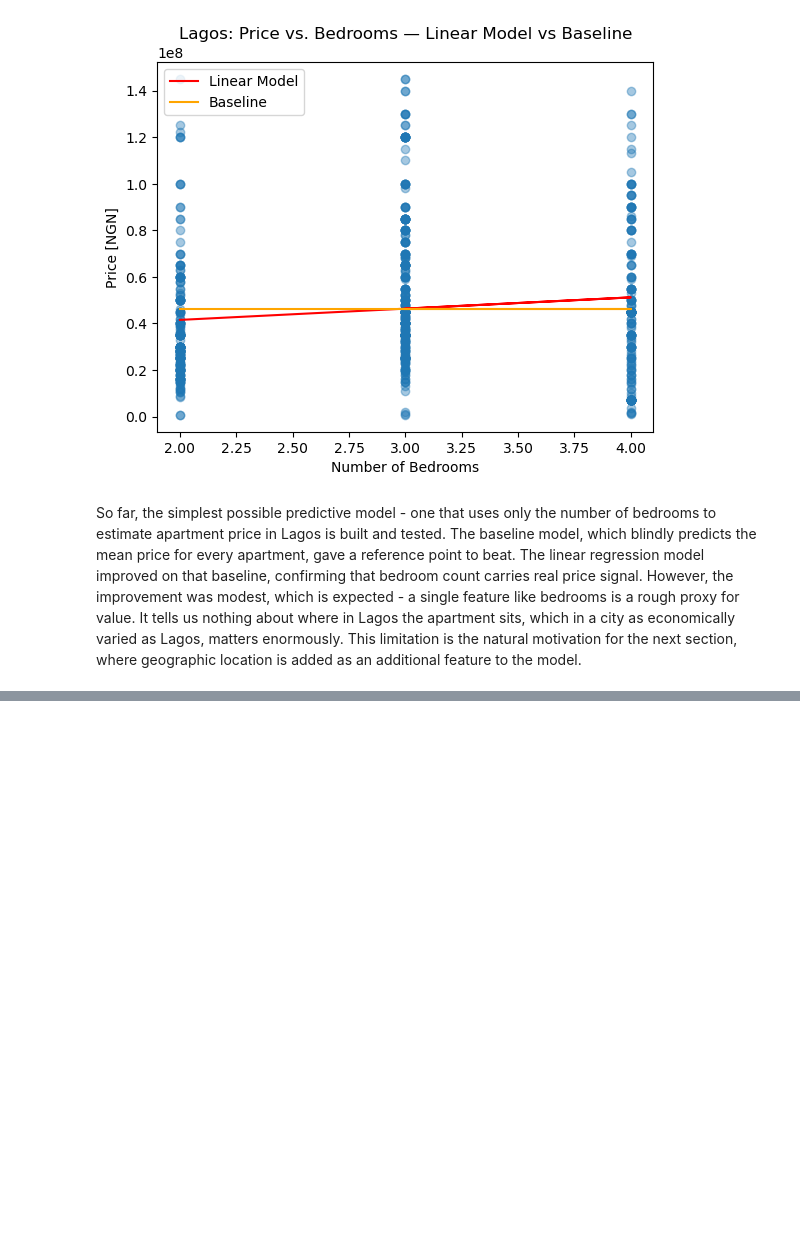
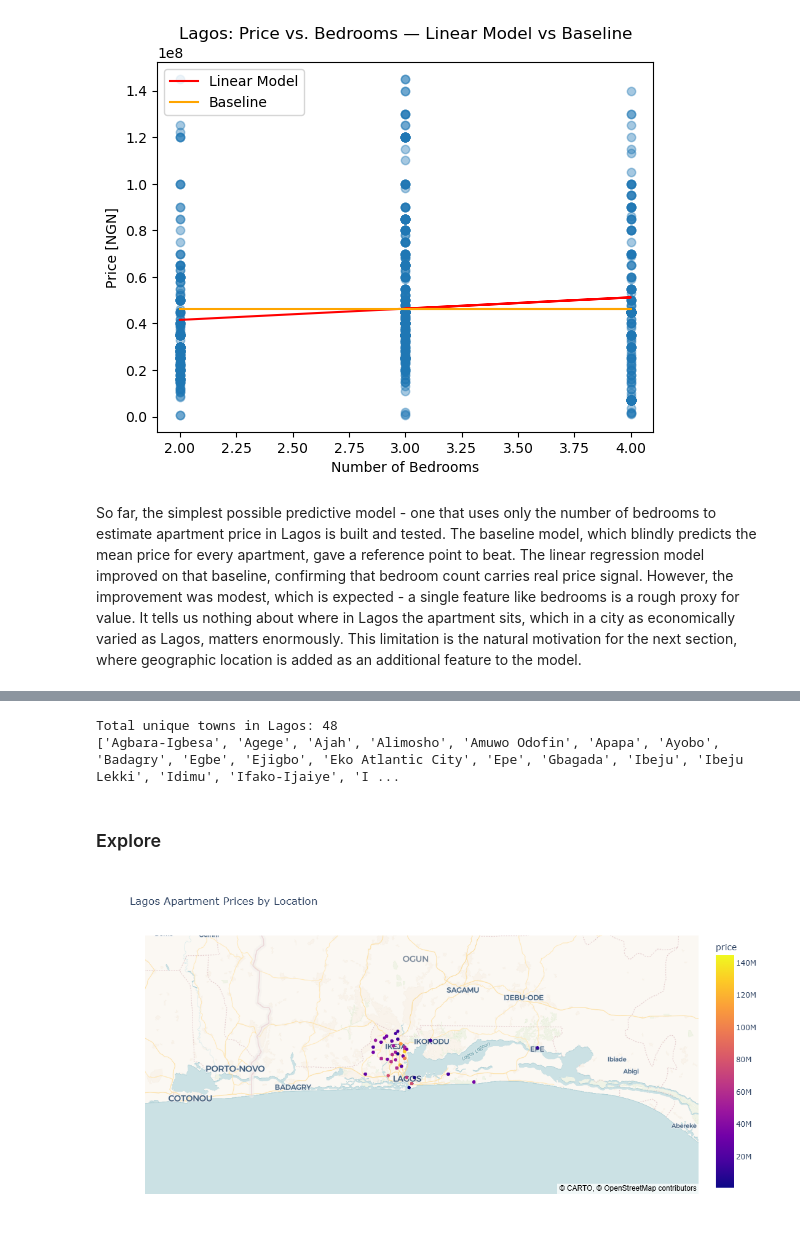
Before and after one commit to AJ-MH/Data-Science, a Jupyter notebook: lagos-apartment-price-prediction/lagos_apartment_price_prediction.ipynb, the cells around one changed output, grey strips where cells are left out. Cells and saved outputs as stored; diff of their text form; code cells hidden in the pictures; blank space fills up the shorter version.

```diff
--- a/lagos-apartment-price-prediction/lagos_apartment_price_prediction.ipynb
+++ b/lagos-apartment-price-prediction/lagos_apartment_price_prediction.ipynb
@@ -214,0 +292,27 @@ This limitation is the natural motivation for the next section, where geographic
+# %%
+# First, let's see all unique towns in the Lagos subset
+temp_df = pd.read_csv('data/nigeria_houses.csv')
+lagos_towns = temp_df[temp_df['state'] == 'Lagos']['town'].unique()
+print(f'Total unique towns in Lagos: {len(lagos_towns)}')
+print(sorted(lagos_towns))
+# %% [output]
+Total unique towns in Lagos: 48
+['Agbara-Igbesa', 'Agege', 'Ajah', 'Alimosho', 'Amuwo Odofin', 'Apapa', 'Ayobo', 'Badagry', 'Egbe', 'Ejigbo', 'Eko Atlantic City', 'Epe', 'Gbagada', 'Ibeju', 'Ibeju Lekki', 'Idimu', 'Ifako-Ijaiye', 'I ...
+# %% [markdown]
+### Explore
+# %%
+# Mapbox scatter plot: price by geographic location
+fig = px.scatter_map(
+    df,
+    lat='lat',
+    lon='lon',
+    color='price',
+    hover_data=['price', 'bedrooms', 'town'],
+    width=700,
+    height=600,
+    title='Lagos Apartment Prices by Location'
+)
+fig.update_layout(mapbox_style='open-street-map')
+fig.show()
+# %% [output]
+[figure, added]
```
Also changed, not shown: parts of 18 cells of this notebook.
